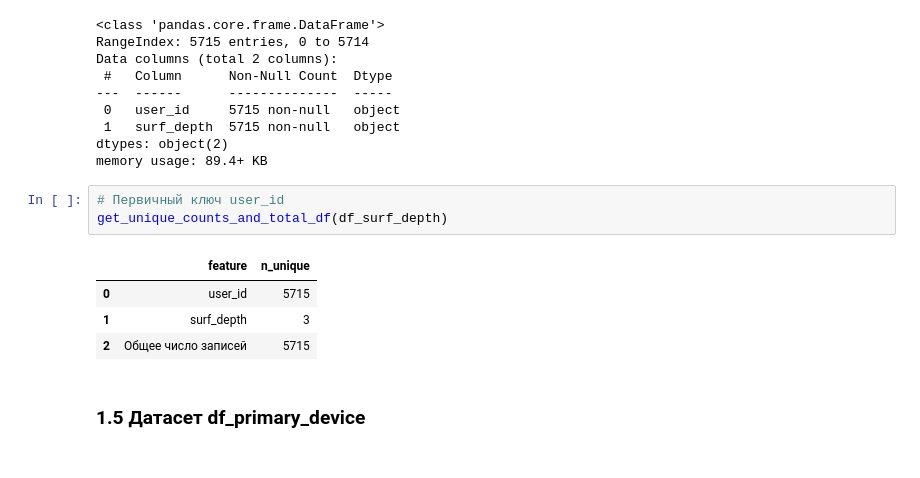
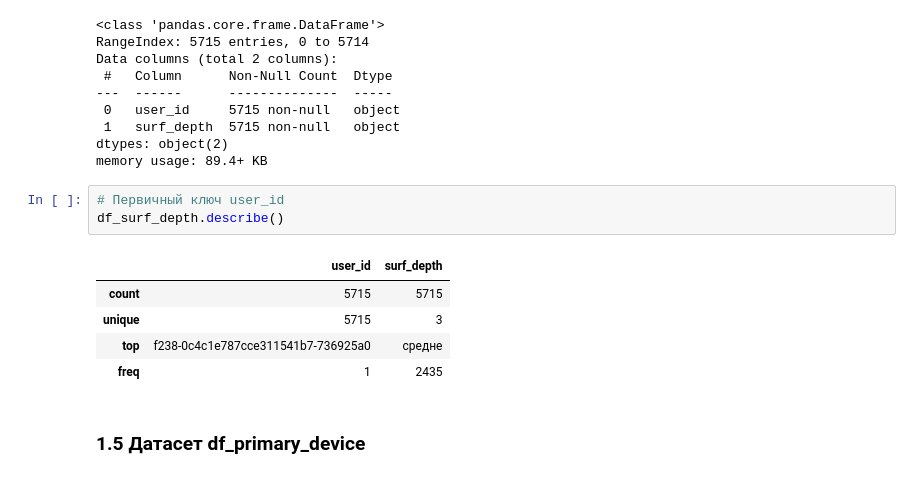
Before and after one commit to TemaQDX/project_module_03_yeti, a Jupyter notebook: project_module_03_yeti_Artem_Burov.ipynb, the cells around one changed output. Drawn from its saved outputs; the diff is of its cells as text.

```diff
--- a/project_module_03_yeti_Artem_Burov.ipynb
+++ b/project_module_03_yeti_Artem_Burov.ipynb
@@ -319,12 +385,13 @@ dtypes: object(2)
 memory usage: 89.4+ KB
 # %%
 # Первичный ключ user_id
-get_unique_counts_and_total_df(df_surf_depth)
+df_surf_depth.describe()
 # %% [output]
-|  | feature | n_unique |
-| 0 | user_id | 5715 |
-| 1 | surf_depth | 3 |
-| 2 | Общее число записей | 5715 |
+|  | user_id | surf_depth |
+| count | 5715 | 5715 |
+| unique | 5715 | 3 |
+| top | f238-0c4c1e787cce311541b7-736925a0 | средне |
+| freq | 1 | 2435 |
 # %% [markdown]
 ### 1.5 Датасет df_primary_device
 # %%
```
Also changed, not shown: parts of 40 cells of this notebook.
